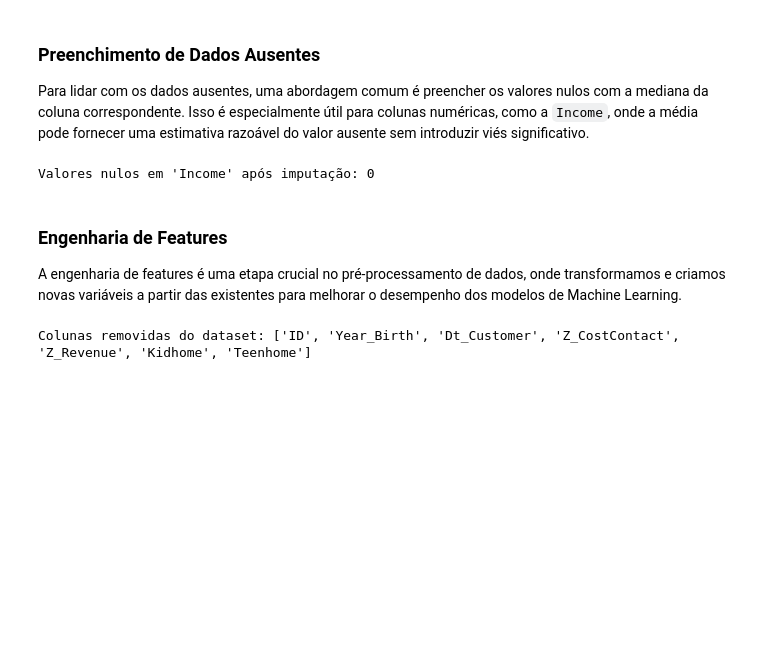
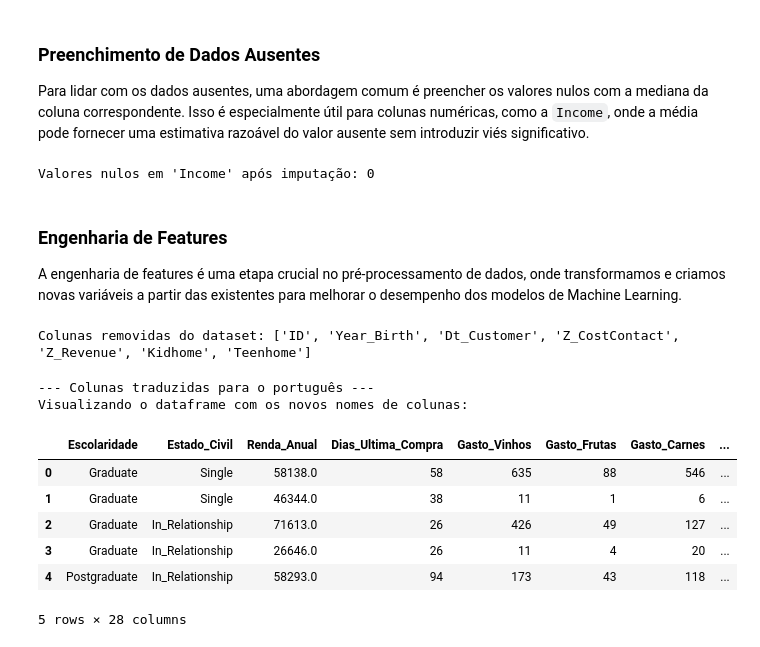
Before and after one commit to juniors719/customer_personality_clustering, a Jupyter notebook: customer_segmentation.ipynb, the cells around one changed output. Saved outputs shown, nothing was run; the diff lists cells and outputs as text; code cells hidden in the pictures; blank space fills up the shorter version.

```diff
--- a/customer_segmentation.ipynb
+++ b/customer_segmentation.ipynb
@@ -317,3 +317,53 @@ df_clean.drop(columns=to_drop, inplace=True)
 print(f"\nColunas removidas do dataset: {to_drop}")
 # %% [output]
 Colunas removidas do dataset: ['ID', 'Year_Birth', 'Dt_Customer', 'Z_CostContact', 'Z_Revenue', 'Kidhome', 'Teenhome']
+# %%
+# --- TRADUÇÃO DAS COLUNAS PARA PORTUGUÊS ---
+
+# Dicionário mapeando os nomes originais para os nomes em português
+mapeamento_nomes = {
+    'Education': 'Escolaridade',
+    'Marital_Status': 'Estado_Civil',
+    'Income': 'Renda_Anual',
+    'Recency': 'Dias_Ultima_Compra',
+    'MntWines': 'Gasto_Vinhos',
+    'MntFruits': 'Gasto_Frutas',
+    'MntMeatProducts': 'Gasto_Carnes',
+    'MntFishProducts': 'Gasto_Peixes',
+    'MntSweetProducts': 'Gasto_Doces',
+    'MntGoldProds': 'Gasto_Ouro',
+    'NumDealsPurchases': 'Compras_com_Desconto',
+    'NumWebPurchases': 'Compras_pela_Web',
+    'NumCatalogPurchases': 'Compras_por_Catalogo',
+    'NumStorePurchases': 'Compras_na_Loja',
+    'NumWebVisitsMonth': 'Visitas_no_Site_Mes',
+    'AcceptedCmp3': 'Aceitou_Campanha_3',
+    'AcceptedCmp4': 'Aceitou_Campanha_4',
+    'AcceptedCmp5': 'Aceitou_Campanha_5',
+    'AcceptedCmp1': 'Aceitou_Campanha_1',
+    'AcceptedCmp2': 'Aceitou_Campanha_2',
+    'Complain': 'Reclamou_2_Anos',
+    'Response': 'Aceitou_Ultima_Campanha',
+    'Age': 'Idade',
+    'Total_Spent': 'Gasto_Total',
+    'Customer_Tenure': 'Tempo_de_Cliente_dias',
+    'Children': 'Total_Filhos',
+    'Is_Parent': 'Possui_Filhos',
+    'Family_Size': 'Tamanho_Familia'
+}
+
+df_clean.rename(columns=mapeamento_nomes, inplace=True)
+
+print("\n--- Colunas traduzidas para o português ---")
+print("Visualizando o dataframe com os novos nomes de colunas:")
+display(df_clean.head())
+# %% [output]
+--- Colunas traduzidas para o português ---
+Visualizando o dataframe com os novos nomes de colunas:
+|  | Escolaridade | Estado_Civil | Renda_Anual | Dias_Ultima_Compra | Gasto_Vinhos | Gasto_Frutas | Gasto_Carnes | ... |
+| 0 | Graduate | Single | 58138.0 | 58 | 635 | 88 | 546 | ... |
+| 1 | Graduate | Single | 46344.0 | 38 | 11 | 1 | 6 | ... |
+| 2 | Graduate | In_Relationship | 71613.0 | 26 | 426 | 49 | 127 | ... |
+| 3 | Graduate | In_Relationship | 26646.0 | 26 | 11 | 4 | 20 | ... |
+| 4 | Postgraduate | In_Relationship | 58293.0 | 94 | 173 | 43 | 118 | ... |
+5 rows × 28 columns
```
Also changed, not shown: parts of 1 cell of this notebook.
